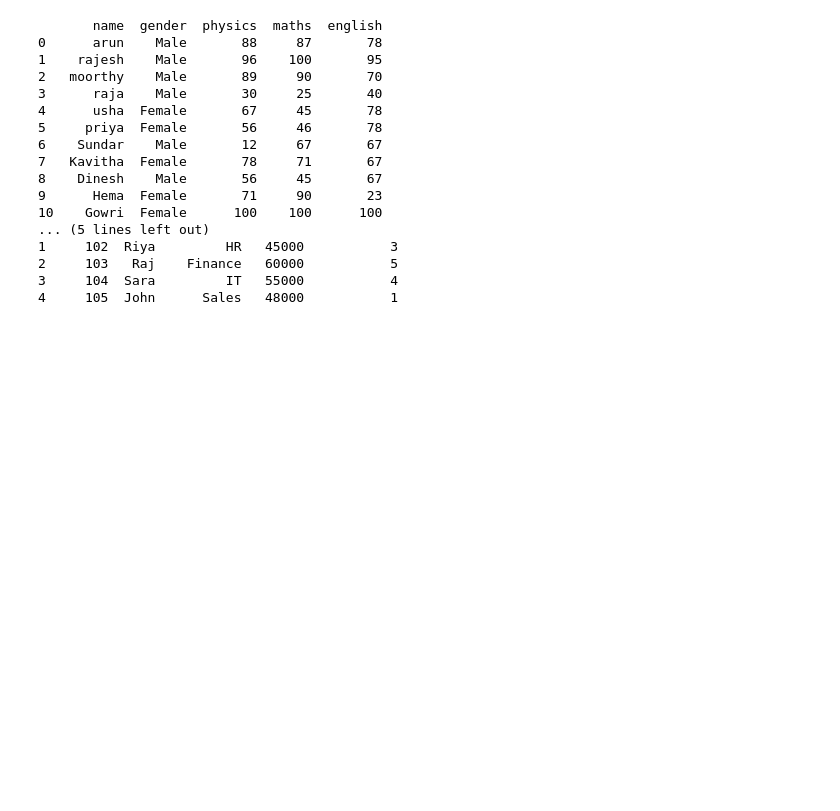
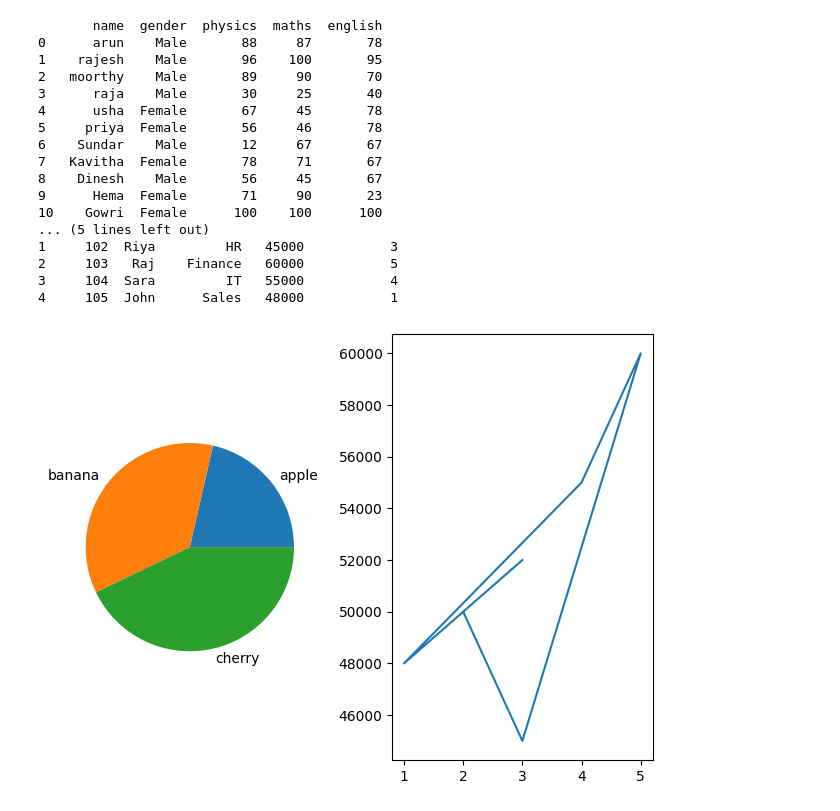
Before and after one commit to U24day/AWS-PY-ML, a Jupyter notebook: filedata.ipynb, the cells around one changed output. Saved outputs shown, nothing was run; the diff lists cells and outputs as text; code cells hidden in the pictures; blank space fills up the shorter version.

```diff
--- a/filedata.ipynb
+++ b/filedata.ipynb
@@ -68,3 +68,23 @@ print(df.head())
 2     103   Raj    Finance   60000           5
 3     104  Sara         IT   55000           4
 4     105  John      Sales   48000           1
+# %%
+import matplotlib.pyplot as plt
+
+x =["apple","banana","cherry"]
+y = [30,50,60]
+fig,aux = plt.subplots(1,2)
+aux[0].pie(y,labels=x)
+
+
+data = {
+    "exp":[2,3,5,4,1,3],
+    "salary":[50000,45000,60000,55000,48000,52000]
+}
+x = data["exp"]
+y = data["salary"]
+aux[1].plot(x,y)
+plt.tight_layout()
+plt.show()
+# %% [output]
+[figure, added]
```
